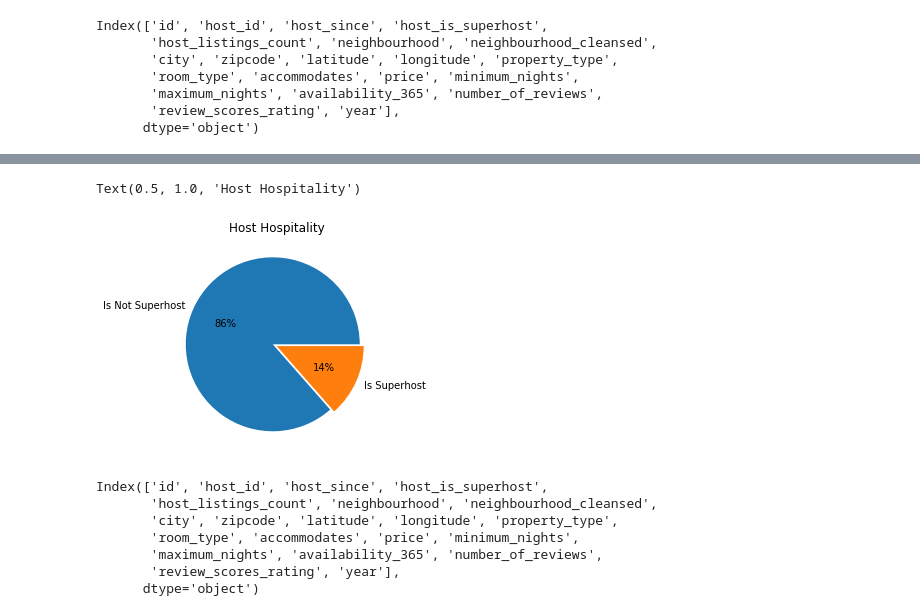
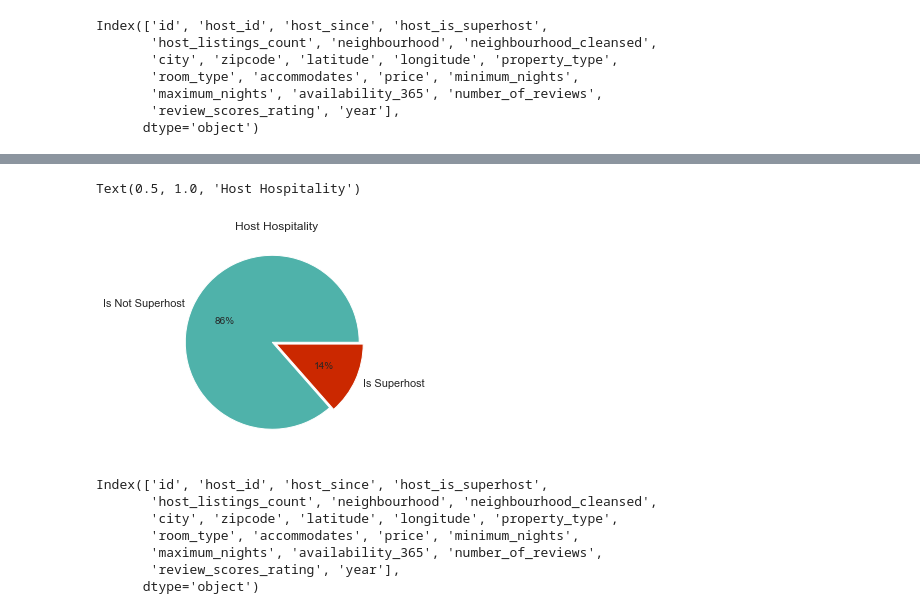
Before and after one commit to khwajajalal/Capstone2, a Jupyter notebook: Listings.ipynb, the cells around one changed output, grey strips where cells are left out. Saved outputs shown, nothing was run; the diff lists cells and outputs as text; code cells hidden in the pictures.

```diff
--- a/Listings.ipynb
+++ b/Listings.ipynb
@@ -5,6 +5,7 @@ import matplotlib.pyplot as plt
 import seaborn as sns
 pd.set_option('display.max_columns',200)
 pd.set_option('display.max_rows',100)
+sns.set(rc={'figure.figsize': (20,3)})
 %matplotlib inline
 columns=['id', 'host_id', 'host_since', 'host_is_superhost',  'host_listings_count', 'neighbourhood', 'neighbourhood_cleansed', 'city', 'zipcode',
          'latitude', 'longitude','property_type','room_type', 'accommodates', 'price', 'minimum_nights', 'maximum_nights', 'availability_365', 'number_of_reviews',
@@ -32,4 +33,5 @@ plt.title('Number of Listings Over Years')
 plt.xlabel('Year')
 plt.ylabel('Number of Listings')
 # listings.year.dtypes
+sns.set(style="whitegrid")
 # %% [output]
@@ -215,9 +208,9 @@ sns.countplot(listings['year'], hue=listings['host_is_superhost'], data=listings
 # %%
-plt.pie(listings['host_is_superhost'].value_counts(), labels=['Is Not Superhost','Is Superhost'],autopct='%1.0f%%', explode=[0.05,0], rotatelabels=False)
+plt.pie(listings['host_is_superhost'].value_counts(),colors=[ '#4fb2aa', '#cb2800'], labels=['Is Not Superhost','Is Superhost'],autopct='%1.0f%%', explode=[0.05,0], rotatelabels=False)
 plt.title('Host Hospitality')
 # %% [output]
 Text(0.5, 1.0, 'Host Hospitality')
-[figure, old version]
+[figure, new version]
 # %%
 listings.columns
 # %% [output]
```
Also changed, not shown: parts of 21 cells of this notebook, 1 other file.
